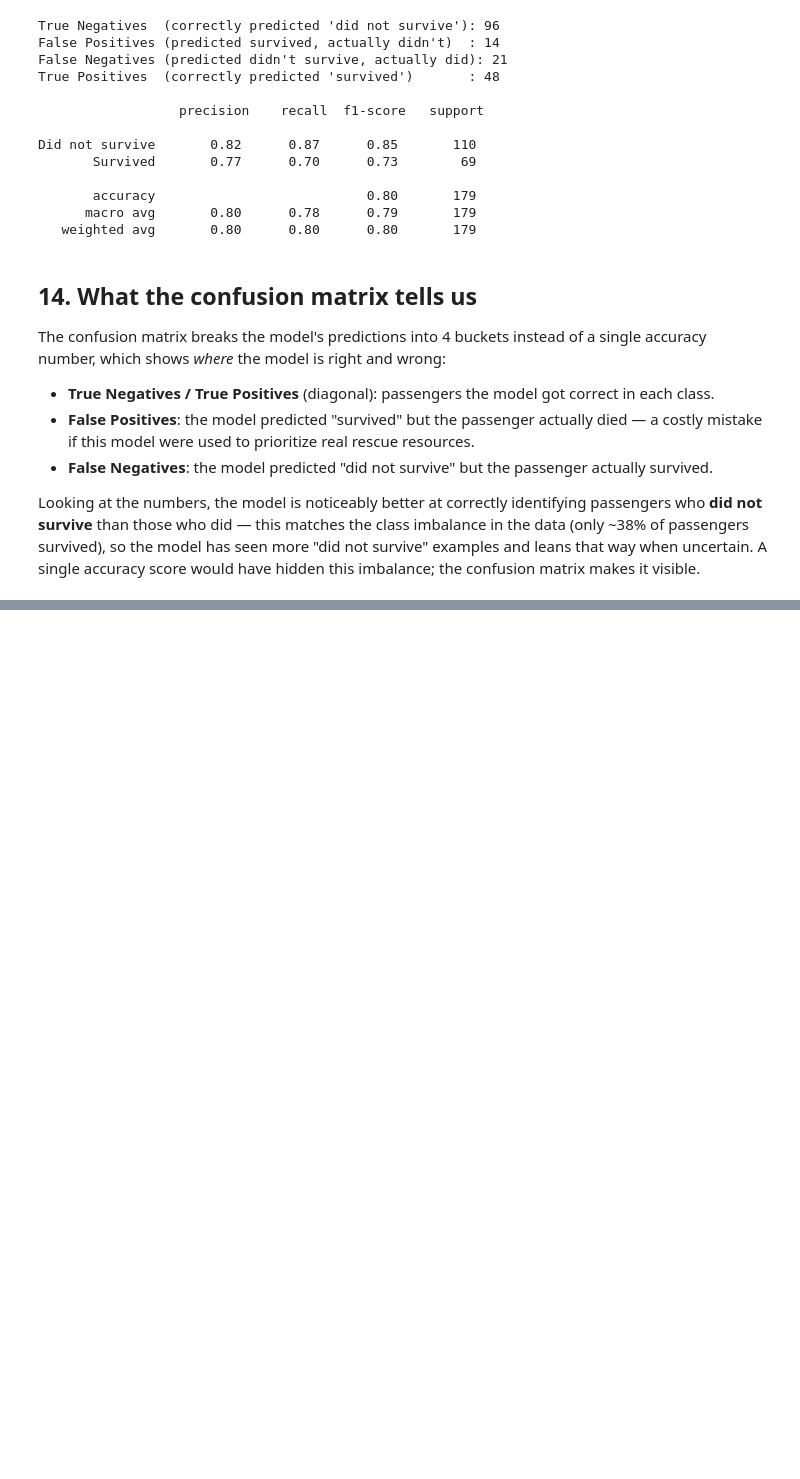
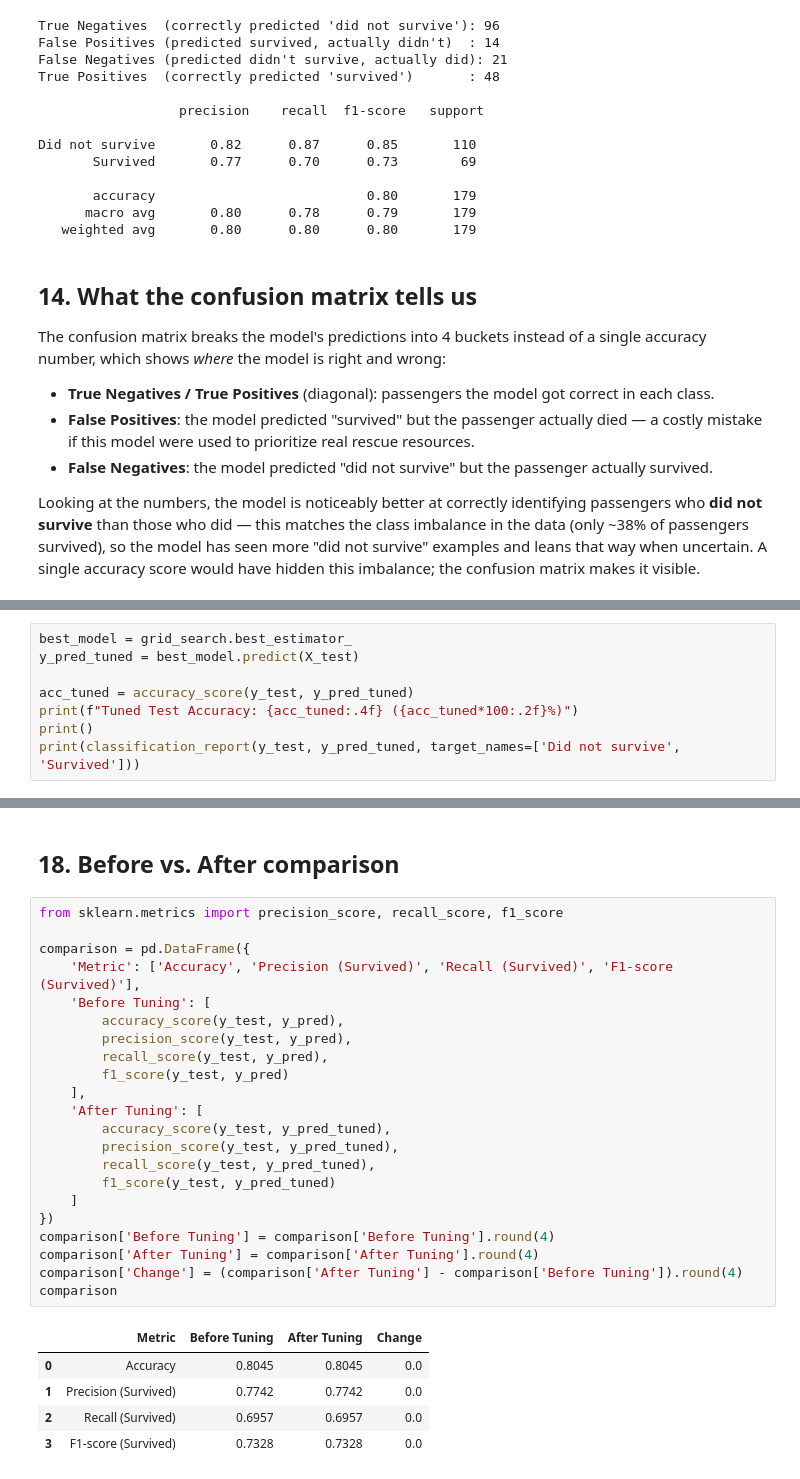
Before and after one commit to Me-Imran56/neurofive-ml-track, a Jupyter notebook: titanic_eda.ipynb, the cells around one changed output, grey strips where cells are left out. Saved outputs shown, nothing was run; the diff lists cells and outputs as text; blank space fills up the shorter version.

Commit message:
Task 5: precision/recall/F1 + GridSearchCV hyperparameter tuning

```diff
--- a/titanic_eda.ipynb
+++ b/titanic_eda.ipynb
@@ -383,0 +446,8 @@ confusion matrix makes it visible.
+# %%
+best_model = grid_search.best_estimator_
+y_pred_tuned = best_model.predict(X_test)
+
+acc_tuned = accuracy_score(y_test, y_pred_tuned)
+print(f"Tuned Test Accuracy: {acc_tuned:.4f} ({acc_tuned*100:.2f}%)")
+print()
+print(classification_report(y_test, y_pred_tuned, target_names=['Did not survive', 'Survived']))
@@ -383,0 +465,30 @@ confusion matrix makes it visible.
+# %% [markdown]
+## 18. Before vs. After comparison
+# %%
+from sklearn.metrics import precision_score, recall_score, f1_score
+
+comparison = pd.DataFrame({
+    'Metric': ['Accuracy', 'Precision (Survived)', 'Recall (Survived)', 'F1-score (Survived)'],
+    'Before Tuning': [
+        accuracy_score(y_test, y_pred),
+        precision_score(y_test, y_pred),
+        recall_score(y_test, y_pred),
+        f1_score(y_test, y_pred)
+    ],
+    'After Tuning': [
+        accuracy_score(y_test, y_pred_tuned),
+        precision_score(y_test, y_pred_tuned),
+        recall_score(y_test, y_pred_tuned),
+        f1_score(y_test, y_pred_tuned)
+    ]
+})
+comparison['Before Tuning'] = comparison['Before Tuning'].round(4)
+comparison['After Tuning'] = comparison['After Tuning'].round(4)
+comparison['Change'] = (comparison['After Tuning'] - comparison['Before Tuning']).round(4)
+comparison
+# %% [output]
+|  | Metric | Before Tuning | After Tuning | Change |
+| 0 | Accuracy | 0.8045 | 0.8045 | 0.0 |
+| 1 | Precision (Survived) | 0.7742 | 0.7742 | 0.0 |
+| 2 | Recall (Survived) | 0.6957 | 0.6957 | 0.0 |
+| 3 | F1-score (Survived) | 0.7328 | 0.7328 | 0.0 |
```
Also changed, not shown: parts of 8 cells of this notebook, 1 other file.
